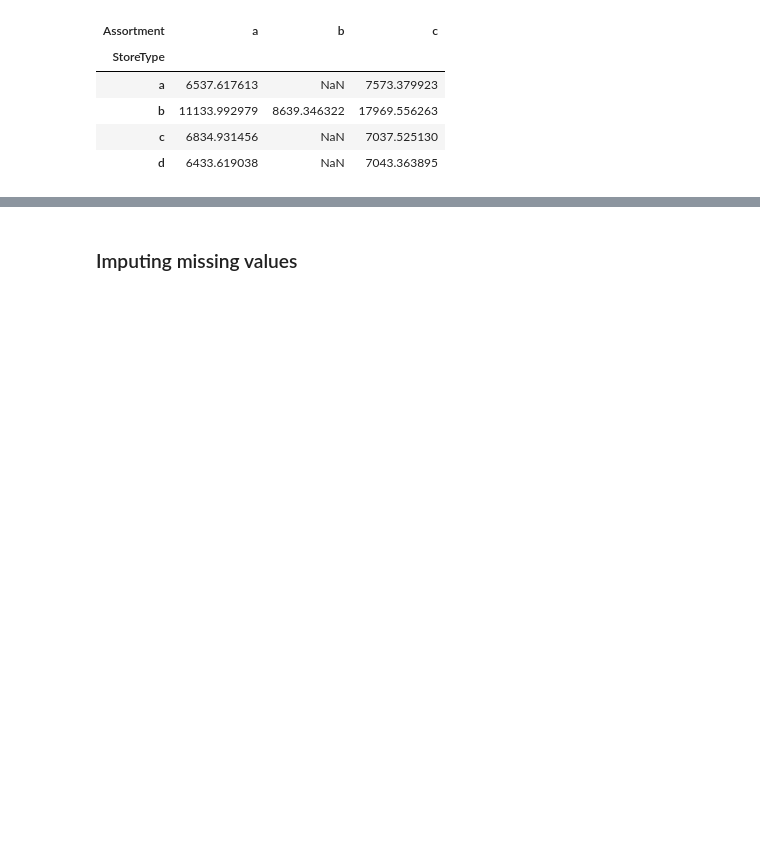
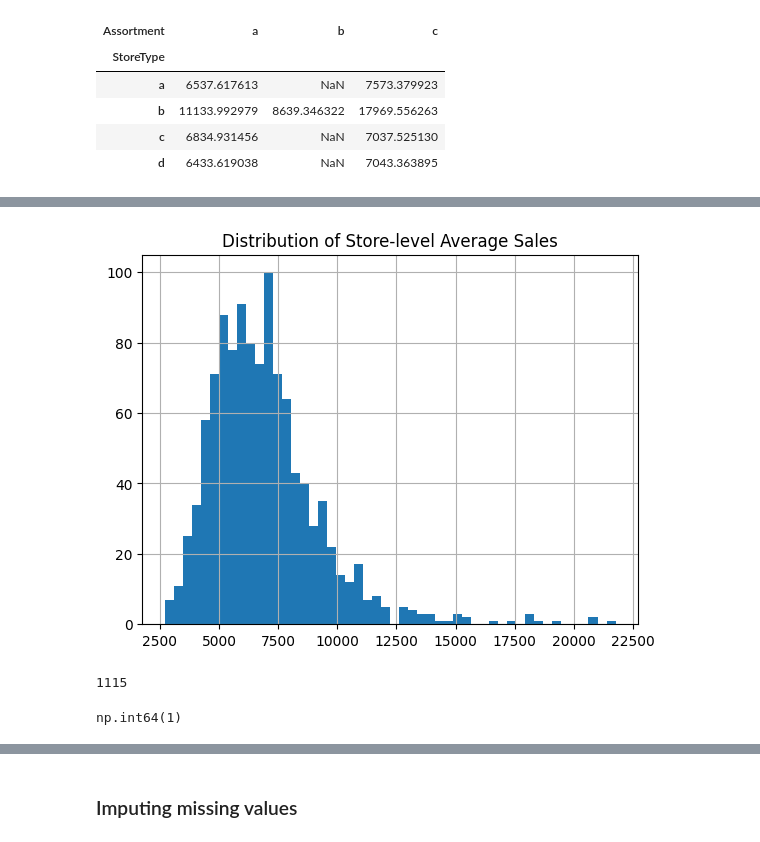
Before and after one commit to DhvanishChodavadiya/Rossmann-Demand-Forecasting, a Jupyter notebook: notebook/EDA.ipynb, the cells around one changed output, grey strips where cells are left out. Drawn from its saved outputs; the diff is of its cells as text; code cells hidden in the pictures; blank space fills up the shorter version.

```diff
--- a/notebook/EDA.ipynb
+++ b/notebook/EDA.ipynb
@@ -142,0 +224,16 @@ Name: Sales, dtype: float64
+# %%
+store_sales = df_open.groupby('Store')['Sales'].agg(['mean','std','count'])
+store_sales.sort_values('mean', ascending=False).head(10)
+store_sales['mean'].hist(bins=50)
+plt.title('Distribution of Store-level Average Sales')
+plt.show()
+# %% [output]
+[figure, added]
+# %%
+df_open['Store'].nunique()
+# %% [output]
+1115
+# %%
+df_open['Store'].min()
+# %% [output]
+np.int64(1)
```
Also changed, not shown: parts of 6 cells of this notebook, 2 other files.
